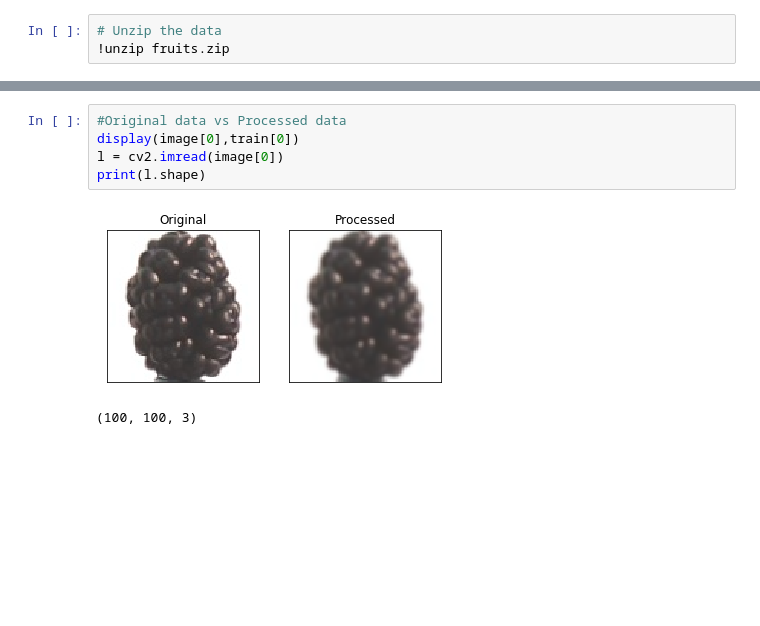
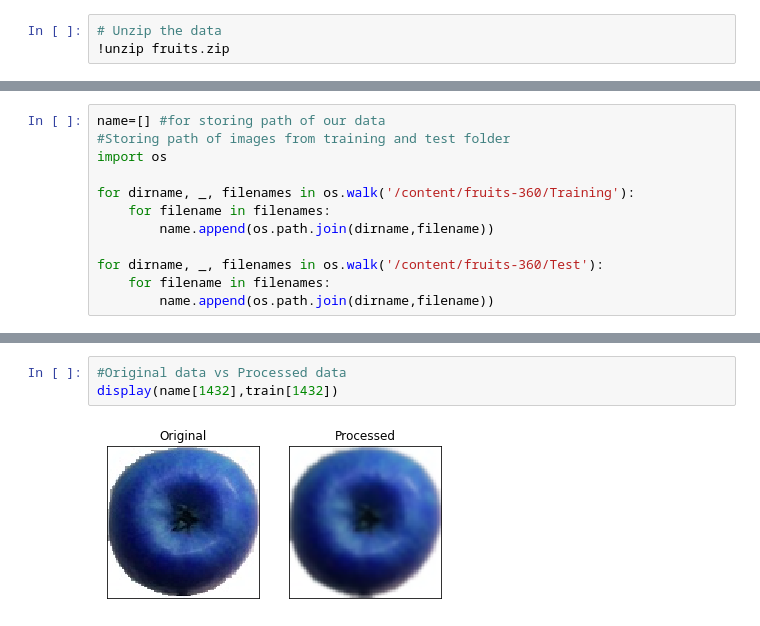
Before and after one commit to ulti72/KMClustering, a Jupyter notebook: KMClustering.ipynb, the cells around one changed output, grey strips where cells are left out. Drawn from its saved outputs; the diff is of its cells as text; blank space fills up the shorter version.

Commit message:
Data PreProcessing

```diff
--- a/KMClustering.ipynb
+++ b/KMClustering.ipynb
@@ -61,0 +34,12 @@ list
+# %%
+name=[] #for storing path of our data
+#Storing path of images from training and test folder
+import os
+
+for dirname, _, filenames in os.walk('/content/fruits-360/Training'):
+    for filename in filenames:
+        name.append(os.path.join(dirname,filename))
+
+for dirname, _, filenames in os.walk('/content/fruits-360/Test'):
+    for filename in filenames:
+        name.append(os.path.join(dirname,filename))
@@ -95,8 +84,5 @@ train.shape
 # %%
 #Original data vs Processed data
-display(image[0],train[0])
-l = cv2.imread(image[0])
-print(l.shape)
+display(name[1432],train[1432])
 # %% [output]
-[figure, old version]
+[figure, new version]
-(100, 100, 3)
```
Also changed, not shown: parts of 10 cells of this notebook.
